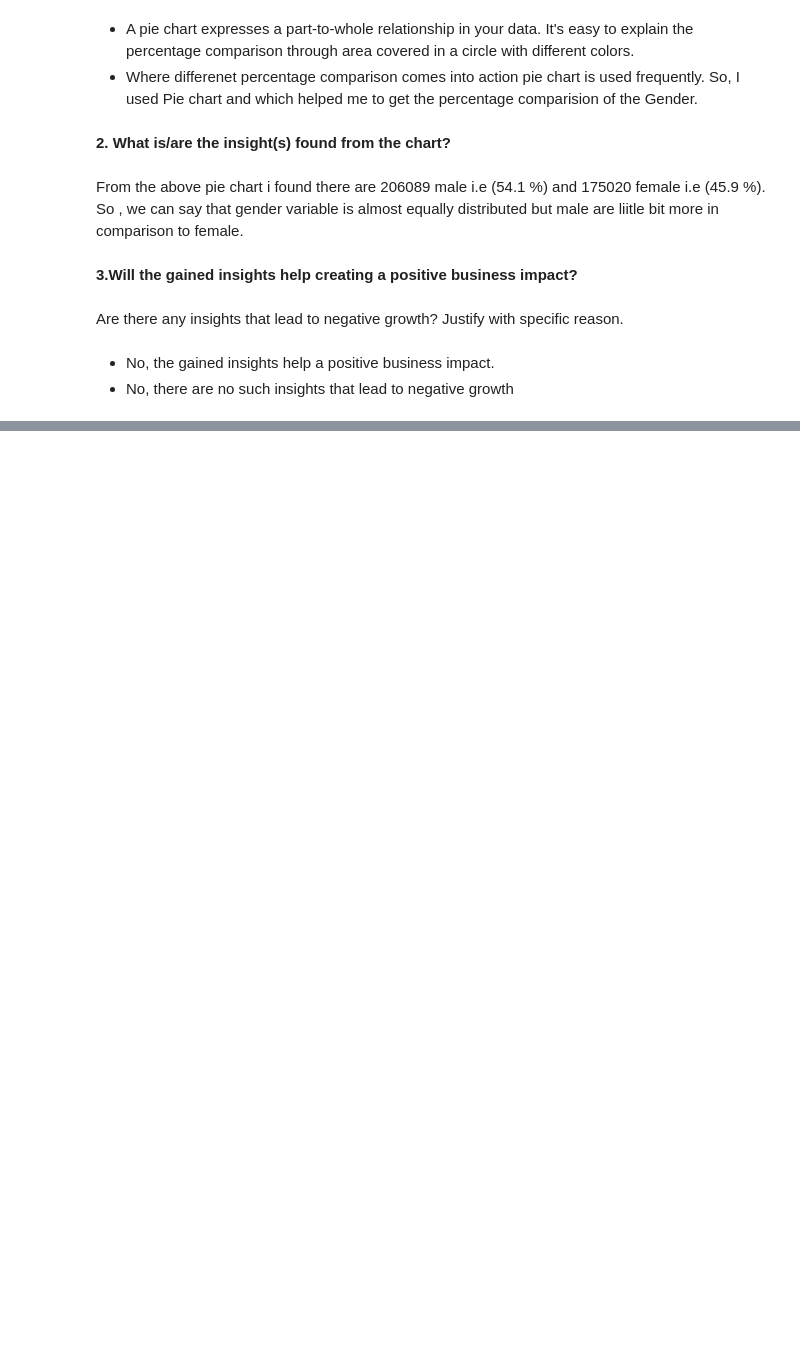
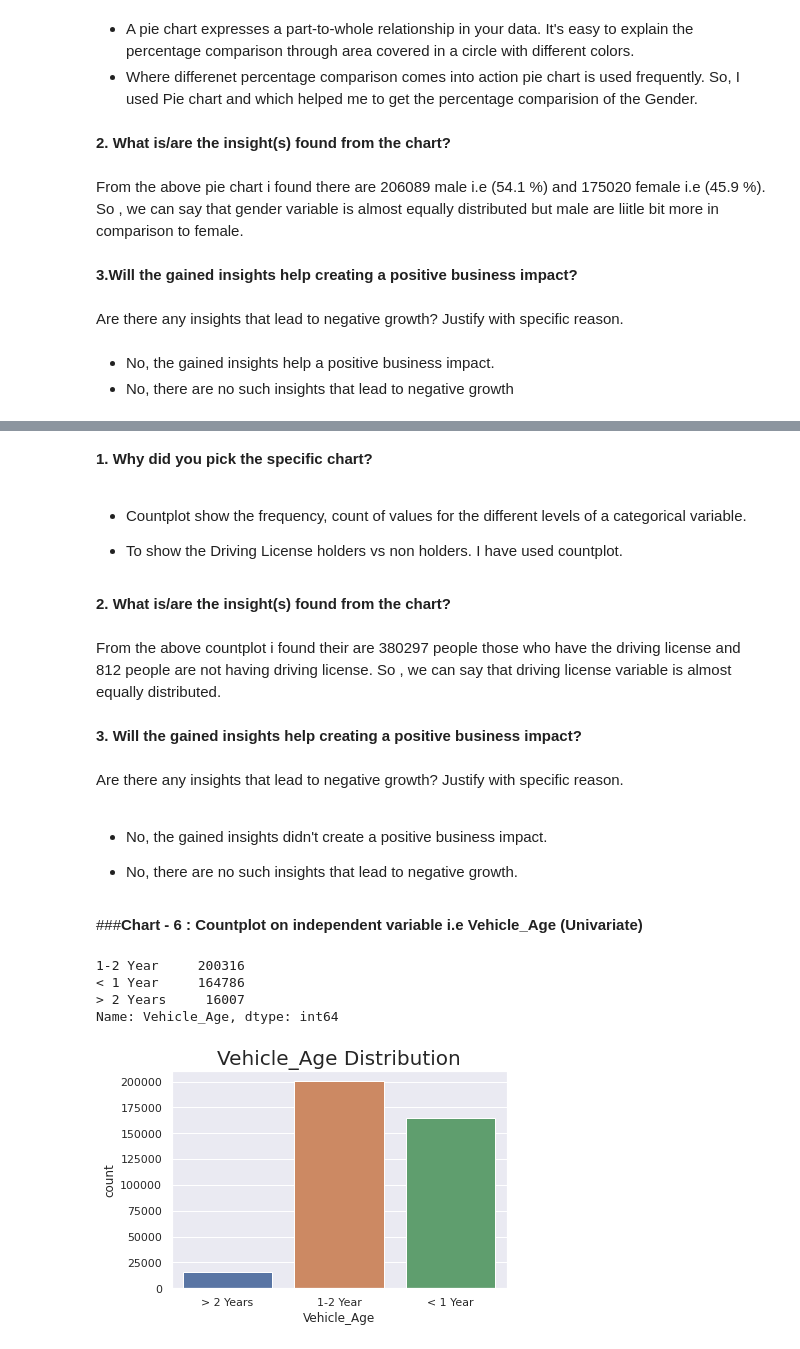
Before and after one commit to Sairindhrijena/Health-Insurance-Cross-Sell-Prediction, a Jupyter notebook: Health_Insurance_Cross_Sell_Prediction.ipynb, the cells around one changed output, grey strips where cells are left out. Cells and saved outputs as stored; diff of their text form; code cells hidden in the pictures; blank space fills up the shorter version.

```diff
--- a/Health_Insurance_Cross_Sell_Prediction.ipynb
+++ b/Health_Insurance_Cross_Sell_Prediction.ipynb
@@ -379,0 +531,42 @@ Are there any insights that lead to negative growth? Justify with specific reaso
+# %% [markdown]
+**1. Why did you pick the specific chart?**
+# %% [markdown]
+
+
+*   Countplot show the frequency, count of values for the different levels of a categorical variable.
+
+*   To show the Driving License holders vs non holders. I have used countplot.
+# %% [markdown]
+**2. What is/are the insight(s) found from the chart?**
+# %% [markdown]
+From the above countplot i found their are 380297 people those who have the driving license and 812 people are not having driving license. So , we can say that driving license variable is almost equally distributed.
+# %% [markdown]
+**3. Will the gained insights help creating a positive business impact?**
+# %% [markdown]
+
+
+ Are there any insights that lead to negative growth? Justify with specific reason.
+# %% [markdown]
+
+
+*   No, the gained insights didn't create a positive business impact.
+
+*   No, there are no such insights that lead to negative growth.
+# %% [markdown]
+###**Chart - 6 : Countplot on independent variable i.e Vehicle_Age (Univariate)**
+# %%
+# Chart - 5 visualization code
+# Independent Column Value Counts
+print(data.Vehicle_Age.value_counts())
+print('\n')
+
+# Independent Variable Column Visualization
+sns.countplot(data.Vehicle_Age)
+plt.title('Vehicle_Age Distribution',fontsize=20)
+plt.show()
+# %% [output]
+1-2 Year     200316
+< 1 Year     164786
+> 2 Years     16007
+Name: Vehicle_Age, dtype: int64
+[figure, added]
```
Also changed, not shown: parts of 85 cells of this notebook.
